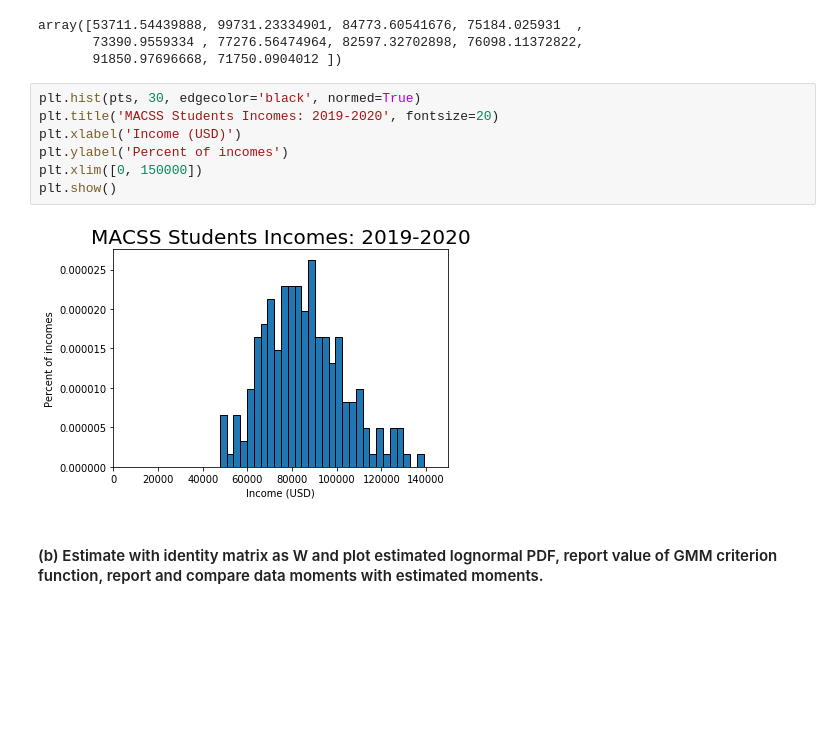
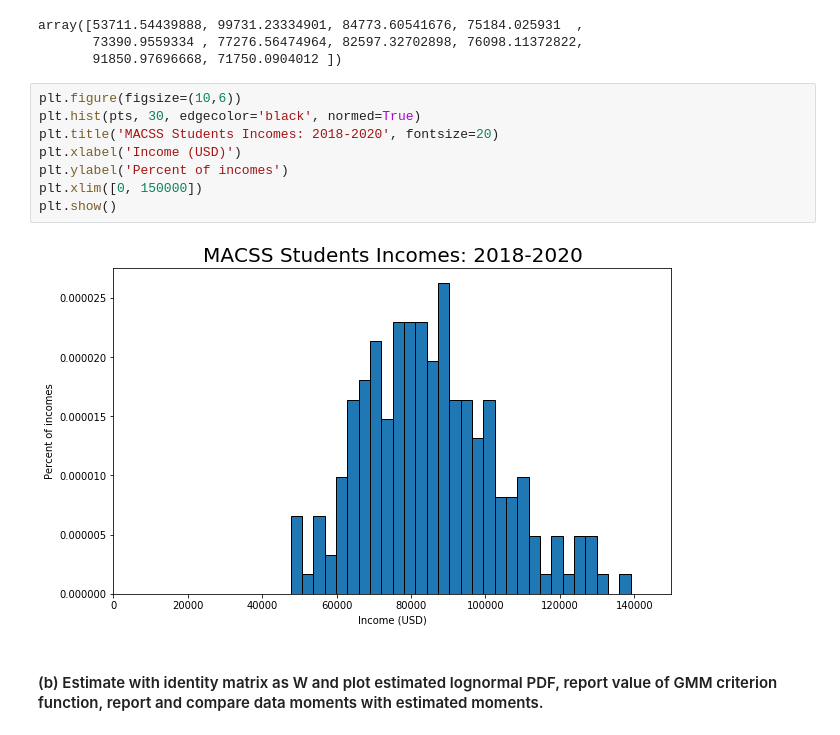
Before and after one commit to UC-MACSS/persp-model_W18, a Jupyter notebook: Students/LiR/PS3/PS3 Li Ruixue.ipynb, the cells around one changed output. Cells and saved outputs as stored; diff of their text form; blank space fills up the shorter version.

```diff
--- a/Students/LiR/PS3/PS3 Li Ruixue.ipynb
+++ b/Students/LiR/PS3/PS3 Li Ruixue.ipynb
@@ -25,14 +25,15 @@ array([53711.54439888, 99731.23334901, 84773.60541676, 75184.025931  ,
        73390.9559334 , 77276.56474964, 82597.32702898, 76098.11372822,
        91850.97696668, 71750.0904012 ])
 # %%
+plt.figure(figsize=(10,6))
 plt.hist(pts, 30, edgecolor='black', normed=True)
-plt.title('MACSS Students Incomes: 2019-2020', fontsize=20)
+plt.title('MACSS Students Incomes: 2018-2020', fontsize=20)
 plt.xlabel('Income (USD)')
 plt.ylabel('Percent of incomes')
 plt.xlim([0, 150000])
 plt.show()
 # %% [output]
-[figure, old version]
+[figure, new version]
 # %% [markdown]
 #### (b) Estimate with identity matrix as W and plot estimated lognormal PDF, report value of GMM criterion function, report and compare data moments with estimated moments.
 # %%
```
Also changed, not shown: parts of 22 cells of this notebook.
